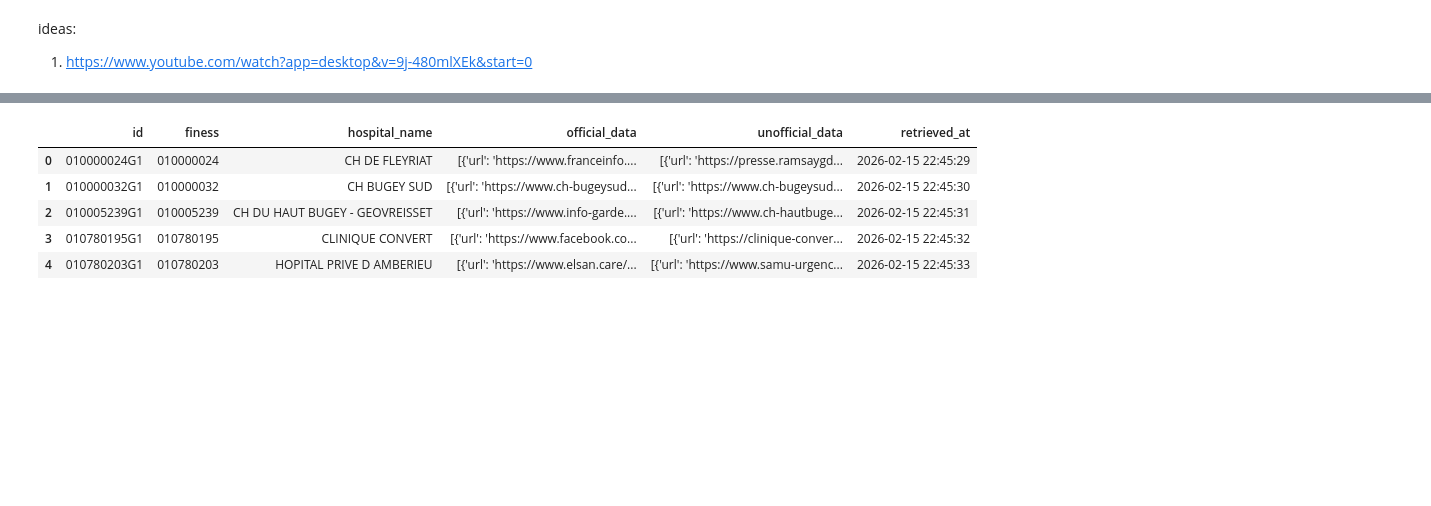
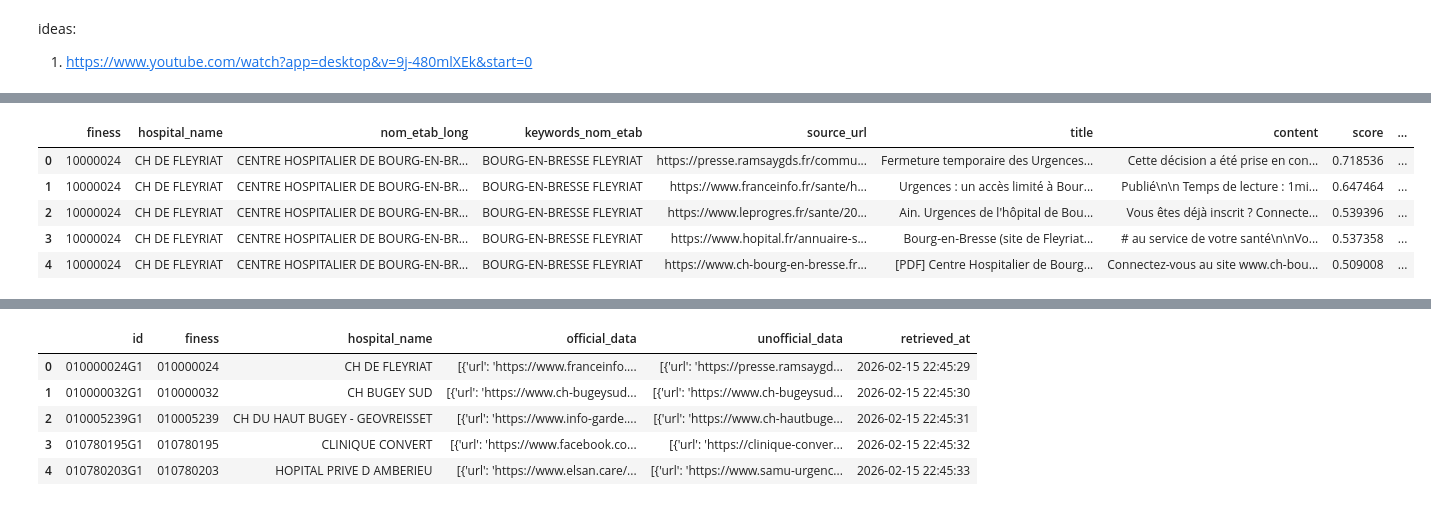
Before and after one commit to AnahiRM/PiA-DREES-2025, a Jupyter notebook: edcd_pipeline/data_collection.ipynb, the cells around one changed output, grey strips where cells are left out. Drawn from its saved outputs; the diff is of its cells as text; code cells hidden in the pictures; blank space fills up the shorter version.

Commit message:
data collection simple

```diff
--- a/edcd_pipeline/data_collection.ipynb
+++ b/edcd_pipeline/data_collection.ipynb
@@ -58,0 +57,10 @@ RuntimeError: Engine core initialization failed. See root cause above. Failed co
+# %%
+df = df = pd.read_json("/Data/anahi_reyes/EDCD_data/raw_edcd_database_simple.jsonl", lines=True)
+df.head()
+# %% [output]
+|  | finess | hospital_name | nom_etab_long | keywords_nom_etab | source_url | title | content | score | ... |
+| 0 | 10000024 | CH DE FLEYRIAT | CENTRE HOSPITALIER DE BOURG-EN-BR... | BOURG-EN-BRESSE FLEYRIAT | https://presse.ramsaygds.fr/commu... | Fermeture temporaire des Urgences... | Cette décision a été prise en con... | 0.718536 | ... |
+| 1 | 10000024 | CH DE FLEYRIAT | CENTRE HOSPITALIER DE BOURG-EN-BR... | BOURG-EN-BRESSE FLEYRIAT | https://www.franceinfo.fr/sante/h... | Urgences : un accès limité à Bour... | Publié\n\n Temps de lecture : 1mi... | 0.647464 | ... |
+| 2 | 10000024 | CH DE FLEYRIAT | CENTRE HOSPITALIER DE BOURG-EN-BR... | BOURG-EN-BRESSE FLEYRIAT | https://www.leprogres.fr/sante/20... | Ain. Urgences de l'hôpital de Bou... | Vous êtes déjà inscrit ? Connecte... | 0.539396 | ... |
+| 3 | 10000024 | CH DE FLEYRIAT | CENTRE HOSPITALIER DE BOURG-EN-BR... | BOURG-EN-BRESSE FLEYRIAT | https://www.hopital.fr/annuaire-s... | Bourg-en-Bresse (site de Fleyriat... | # au service de votre santé\n\nVo... | 0.537358 | ... |
+| 4 | 10000024 | CH DE FLEYRIAT | CENTRE HOSPITALIER DE BOURG-EN-BR... | BOURG-EN-BRESSE FLEYRIAT | https://www.ch-bourg-en-bresse.fr... | [PDF] Centre Hospitalier de Bourg... | Connectez-vous au site www.ch-bou... | 0.509008 | ... |
```
Also changed, not shown: parts of 5 cells of this notebook.
